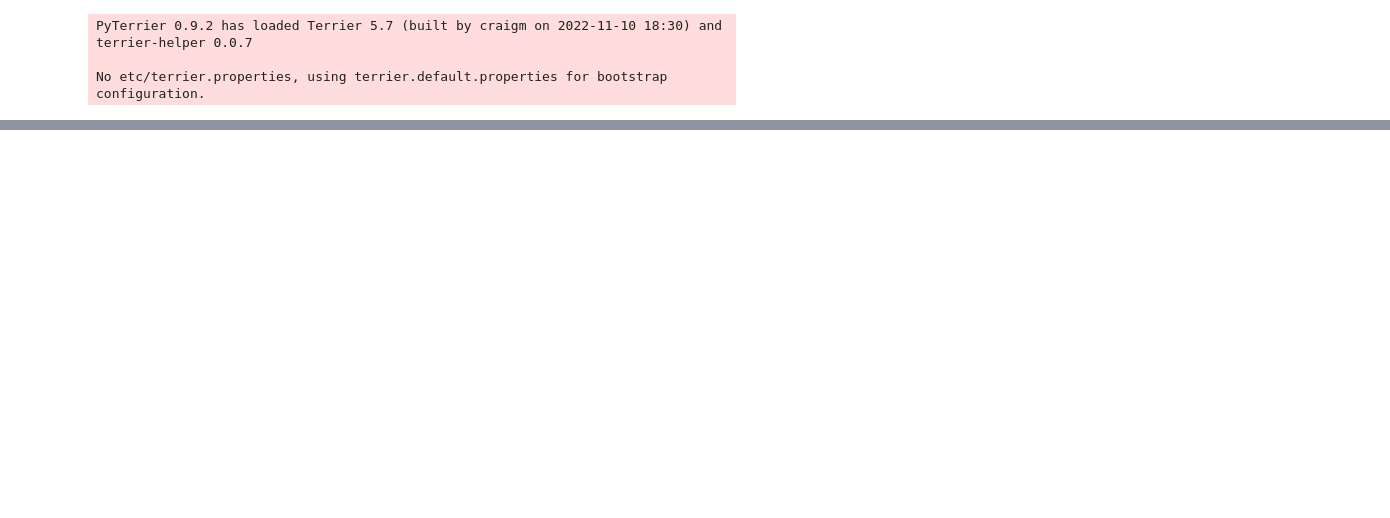
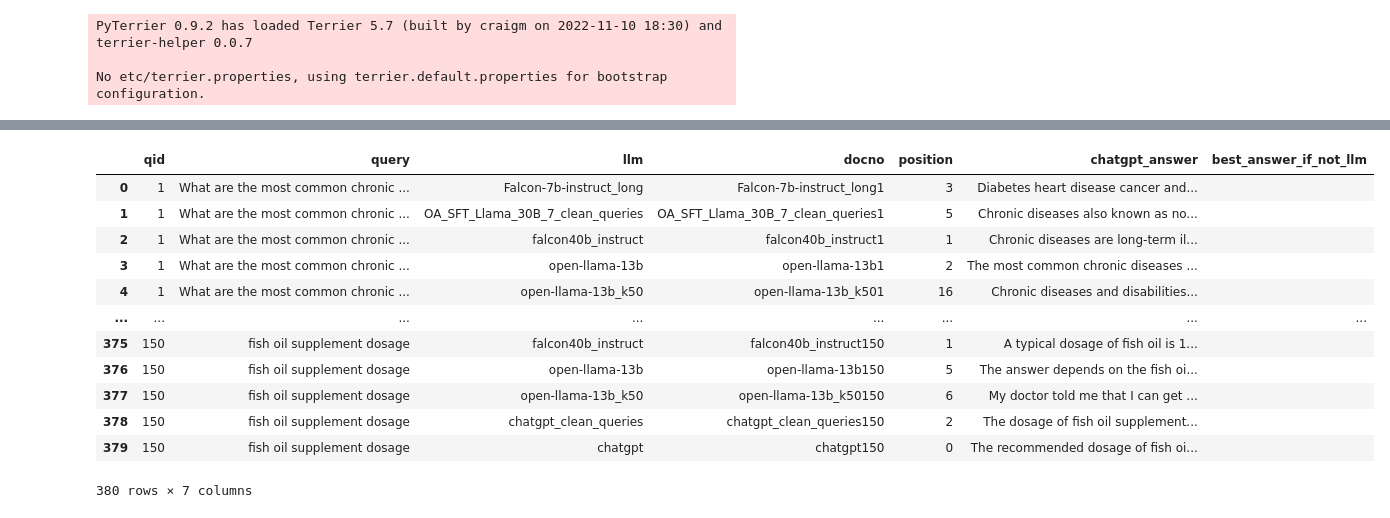
Before and after one commit to JoProbst/ThesisCode, a Jupyter notebook: terrer_create_index.ipynb, the cells around one changed output, grey strips where cells are left out. Drawn from its saved outputs; the diff is of its cells as text; code cells hidden in the pictures; blank space fills up the shorter version.

```diff
--- a/terrer_create_index.ipynb
+++ b/terrer_create_index.ipynb
@@ -205,16 +235,17 @@ else:
     retrieval_model = pipelineQE_dph
 out_df = []
 for idx, row in topics.iterrows():
-    if str(row['qid']) not in chat_gpt_results['topic_id'].values:
-        continue
-    res = retrieval_model.search(row["query"])
-    best_answer_text = get_text_from_docno(res['docno'].tolist()[0])
-    docno = 'chatgpt' + str(row['qid'])
-    if docno not in res['docno'].values:
-        out_df.append({'qid': row['qid'], 'query': row['query'], 'docno': docno, 'position': -1, 'chatgpt_answer': chat_gpt_results[chat_gpt_results['topic_id'] == str(row['qid'])]['answer'].values[0][:2000], 'best_answer': best_answer_text})
-        continue
-    position = res['docno'].tolist().index(docno)
-    out_df.append({'qid': row['qid'], 'query': row['query'], 'docno': docno, 'position': position, 'chatgpt_answer': chat_gpt_results[chat_gpt_results['topic_id'] == str(row['qid'])]['answer'].values[0][:2000], 'best_answer': best_answer_text})
+    for llm, chat_gpt_results in all_llm_answers.items():
+        if str(row['qid']) not in chat_gpt_results['topic_id'].values:
+            continue
+        res = retrieval_model.search(row["query"])
+        best_answer_text = get_text_from_docno(res['docno'].tolist()[0])
+        docno = llm + str(row['qid'])
+        if docno not in res['docno'].values:
+            out_df.append({'qid': row['qid'], 'query': row['query'], 'llm': llm, 'docno': docno, 'position': -1, 'chatgpt_answer': chat_gpt_results[chat_gpt_results['topic_id'] == str(row['qid'])]['answer'].values[0][:2000], 'best_answer_if_not_llm': best_answer_text})
+            continue
+        position = res['docno'].tolist().index(docno)
+        out_df.append({'qid': row['qid'], 'query': row['query'], 'llm': llm, 'docno': docno, 'position': position, 'chatgpt_answer': chat_gpt_results[chat_gpt_results['topic_id'] == str(row['qid'])]['answer'].values[0][:2000], 'best_answer_if_not_llm': best_answer_text})
 
 out_df = pd.DataFrame(out_df)
 # %% [output]
@@ -227 +274,17 @@ else:
 out_df.to_csv(out_file, index=False)
+# %%
+out_df
+# %% [output]
+|  | qid | query | llm | docno | position | chatgpt_answer | best_answer_if_not_llm |
+| 0 | 1 | What are the most common chronic ... | Falcon-7b-instruct_long | Falcon-7b-instruct_long1 | 3 | Diabetes heart disease cancer and... |  |
+| 1 | 1 | What are the most common chronic ... | OA_SFT_Llama_30B_7_clean_queries | OA_SFT_Llama_30B_7_clean_queries1 | 5 | Chronic diseases also known as no... |  |
+| 2 | 1 | What are the most common chronic ... | falcon40b_instruct | falcon40b_instruct1 | 1 | Chronic diseases are long-term il... |  |
+| 3 | 1 | What are the most common chronic ... | open-llama-13b | open-llama-13b1 | 2 | The most common chronic diseases ... |  |
+| 4 | 1 | What are the most common chronic ... | open-llama-13b_k50 | open-llama-13b_k501 | 16 | Chronic diseases and disabilities... |  |
+| ... | ... | ... | ... | ... | ... | ... | ... |
+| 375 | 150 | fish oil supplement dosage | falcon40b_instruct | falcon40b_instruct150 | 1 | A typical dosage of fish oil is 1... |  |
+| 376 | 150 | fish oil supplement dosage | open-llama-13b | open-llama-13b150 | 5 | The answer depends on the fish oi... |  |
+| 377 | 150 | fish oil supplement dosage | open-llama-13b_k50 | open-llama-13b_k50150 | 6 | My doctor told me that I can get ... |  |
+| 378 | 150 | fish oil supplement dosage | chatgpt_clean_queries | chatgpt_clean_queries150 | 2 | The dosage of fish oil supplement... |  |
+| 379 | 150 | fish oil supplement dosage | chatgpt | chatgpt150 | 0 | The recommended dosage of fish oi... |  |
+380 rows × 7 columns
```
Also changed, not shown: parts of 8 cells of this notebook, 10 other files.
